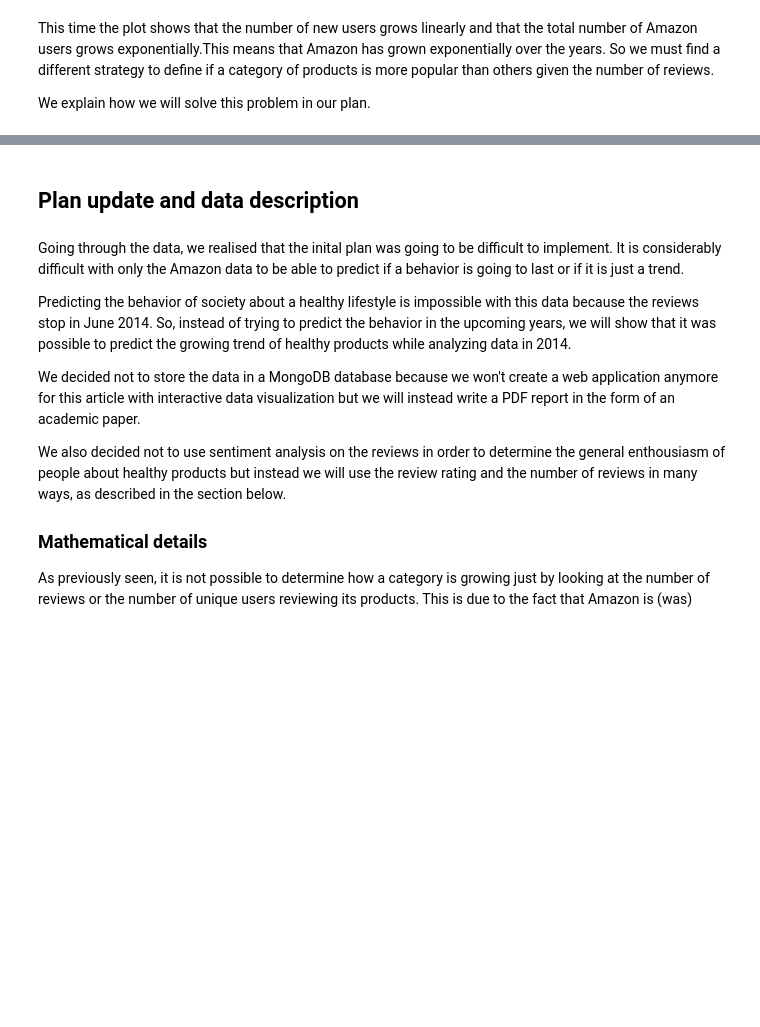
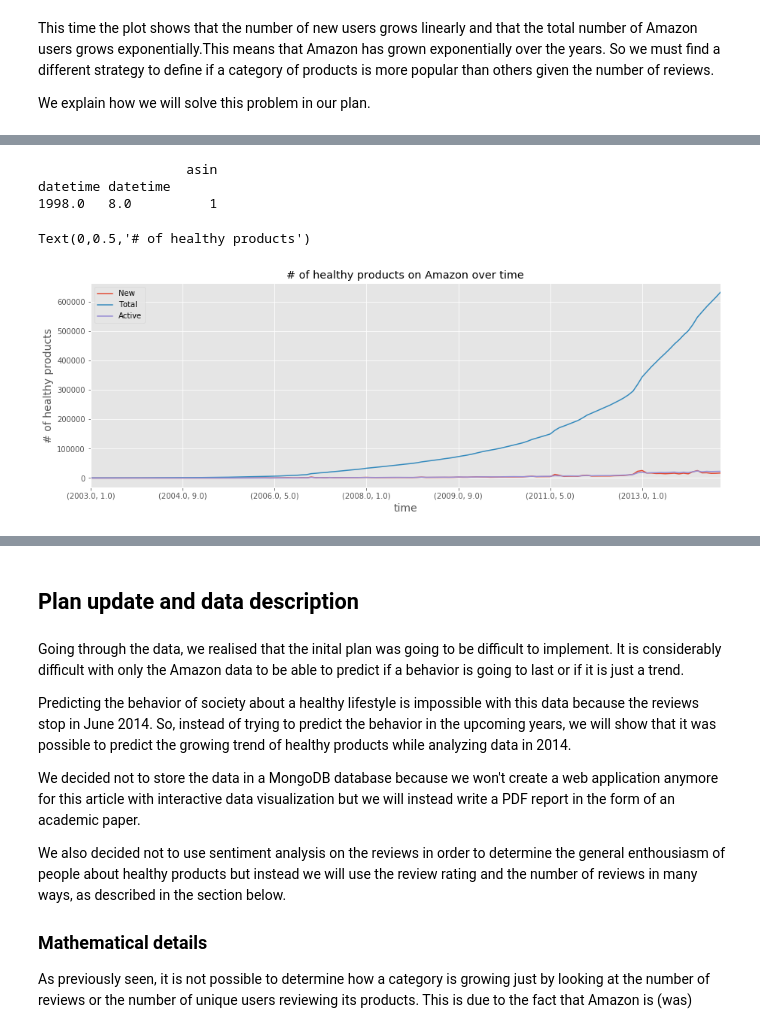
Before and after one commit to darioAnongba/EPFL-ADA, a Jupyter notebook: project/Report.ipynb, the cells around one changed output, grey strips where cells are left out. Saved outputs shown, nothing was run; the diff lists cells and outputs as text; code cells hidden in the pictures; blank space fills up the shorter version.

```diff
--- a/project/Report.ipynb
+++ b/project/Report.ipynb
@@ -52,10 +56,12 @@ Since this analysis is about healthy lifestyles, we will mostly focus on product
 # Food
 food_reviews_df = pd.read_pickle(DATA_DIR + 'food_reviews_df')
 food_meta_df = pd.read_pickle(DATA_DIR + 'food_meta_df')
+food_meta_df = add_launch(food_meta_df, food_reviews_df)
 # %%
 # Sports
 sports_reviews_df = pd.read_pickle(DATA_DIR + 'sports_reviews_df')
 sports_meta_df =  pd.read_pickle(DATA_DIR + 'sports_meta_df')
+sports_meta_df = add_launch(sports_meta_df, sports_reviews_df)
 # %%
 print('Number of reviews for Grocery and Gourmet Food:', food_reviews_df.shape[0])
 print('Number of products for Grocery and Gourmet Food:', food_meta_df.shape[0])
@@ -290,6 +295,11 @@ print("Number of products about healthy products:", merged_meta_healthy_df.shape
 # %%
-count_products = load_products_count()
-count_products.plot(title='# of products on Amazon over time')
+count_healthy_products = merged_meta_healthy_df[['datetime','asin']]
+count_healthy_products.plot(title='# of healthy products on Amazon over time')
 plt.xlabel('time', fontsize=14)
-plt.ylabel('# of products', fontsize=14)
-count_products.head()
+plt.ylabel('# of healthy products', fontsize=14)
+# %% [output]
+                   asin
+datetime datetime
+1998.0   8.0          1
+Text(0,0.5,'# of healthy products')
+[figure, added]
```
Also changed, not shown: parts of 20 cells of this notebook, 3 other files.
